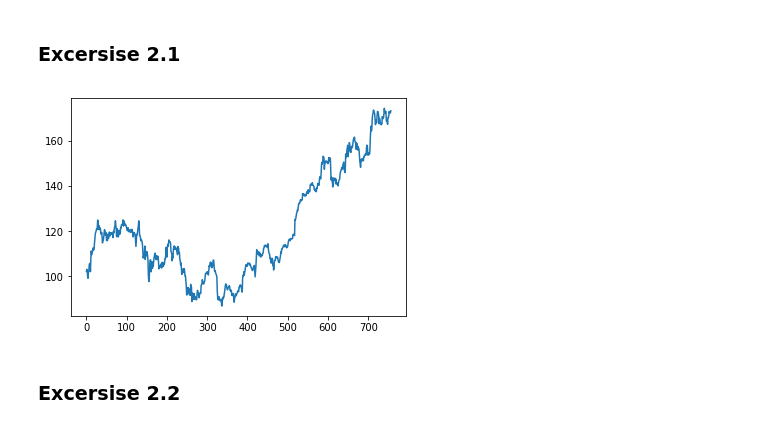
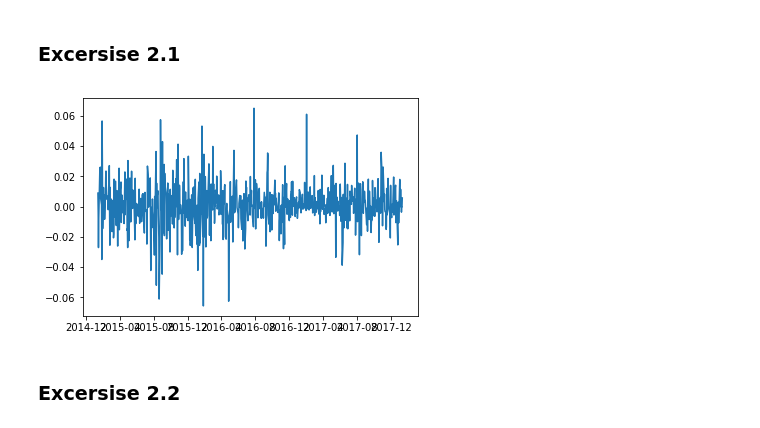
Before and after one commit to Luedman/Theory_of_Finance_Assignments, a Jupyter notebook: Assignment_2/Assignment2.ipynb, the cells around one changed output. Cells and saved outputs as stored; diff of their text form; code cells hidden in the pictures.

```diff
--- a/Assignment_2/Assignment2.ipynb
+++ b/Assignment_2/Assignment2.ipynb
@@ -167,6 +164,7 @@ plt.show()
 ### Excersise 2
 # %%
 stock_data2 = pd.read_excel('PS2-2.xlsx')
+stock_data2 = stock_data2.set_index('Date')
 
 cols = ['WMT (Walmart)',
         'AAPL (Apple)',
@@ -177,8 +175,11 @@ cols = ['WMT (Walmart)',
         'NKE (NIKE, Inc.)',
         'TXN (Texas Instruments Incorporated)']
 
-stock_data2 = stock_data2[cols]
+for i in range(0,len(cols)):
+    stock_data2['Return ' + cols[i]] = stock_data2[cols[i]]/stock_data2[cols[i]].shift(1) - 1
+
+cols = stock_data2.columns
+
 stock_data2.head()
-#TODO Calc Returns
 # %% [output]
 |  | WMT (Walmart) | AAPL (Apple) | DIS (The Walt Disney Company) | IBM (International Business Machi... | JNJ (Johnson & Johnson) | ... |
@@ -213,10 +220,10 @@ ouput_table2
 # %% [markdown]
 ### Excersise 2.1
 # %%
-plt.plot(stock_data2['AAPL (Apple)'])
+plt.plot(stock_data2['Return AAPL (Apple)'])
 plt.show()
 # %% [output]
-[figure, old version]
+[figure, new version]
 # %% [markdown]
 ### Excersise 2.2
 # %% [markdown]
```
Also changed, not shown: parts of 5 cells of this notebook.
